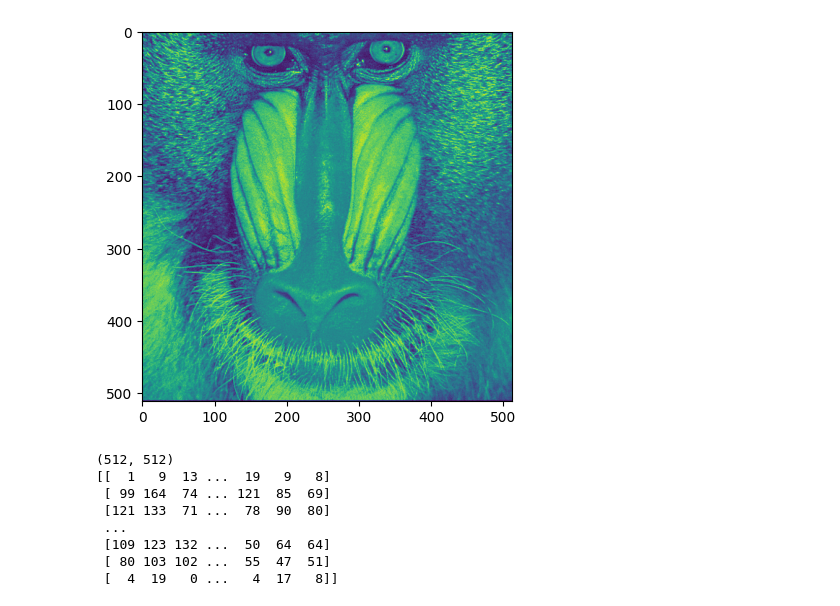
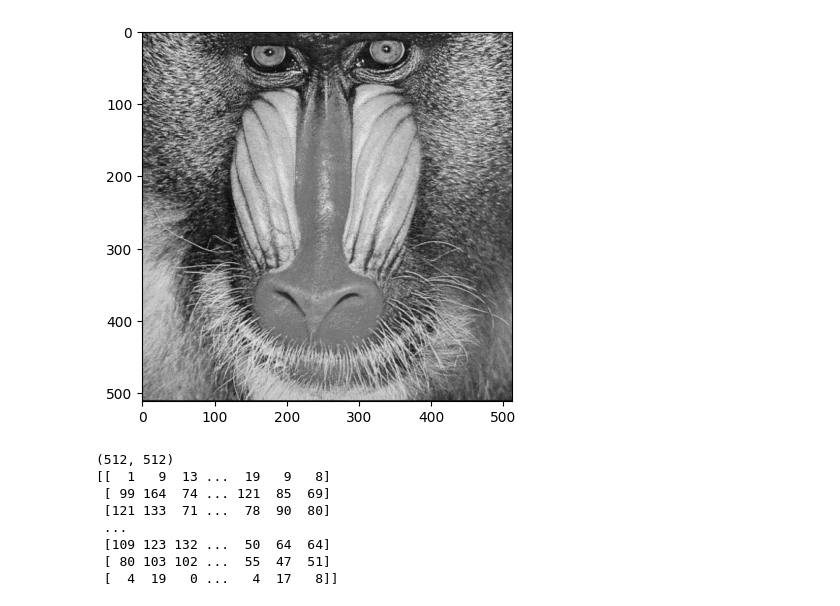
Before and after one commit to FlorianCochachin/procesamiento-imagenes-unmsm, a Jupyter notebook: src/conceptosBasicos.ipynb, the cells around one changed output. Drawn from its saved outputs; the diff is of its cells as text; code cells hidden in the pictures.

```diff
--- a/src/conceptosBasicos.ipynb
+++ b/src/conceptosBasicos.ipynb
@@ -10,10 +10,10 @@ DIR = os.path.join(ROOT_DIR, "imagenes")
 os.chdir(DIR)
 # %%
 img = cv.imread('mandril.png', 0)
-plt.imshow(img)
+plt.imshow(img, 'gray')
 plt.show()
 # %% [output]
-[figure, old version]
+[figure, new version]
 # %%
 print(img.shape)
 print(img)
```
Also changed, not shown: parts of 1 cell of this notebook, 8 other files.
